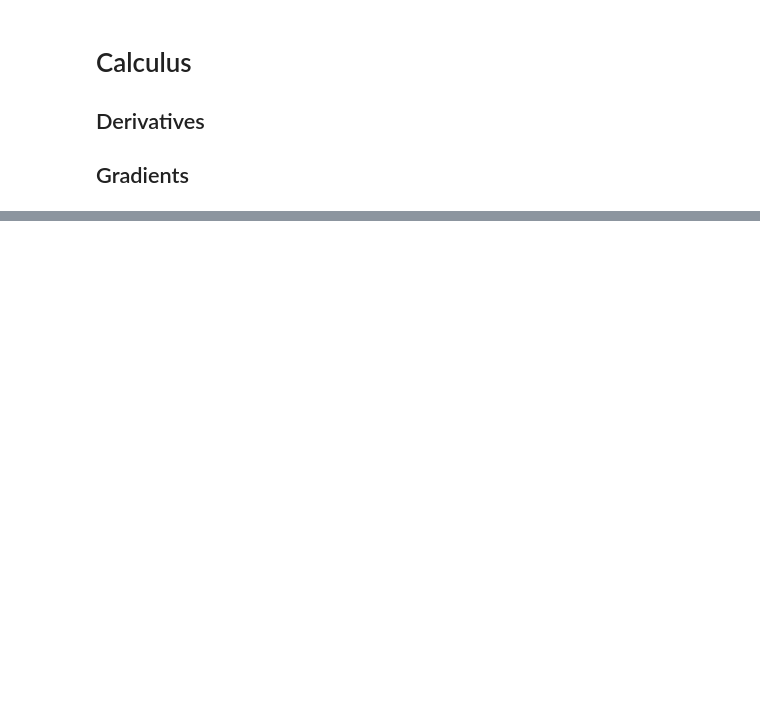
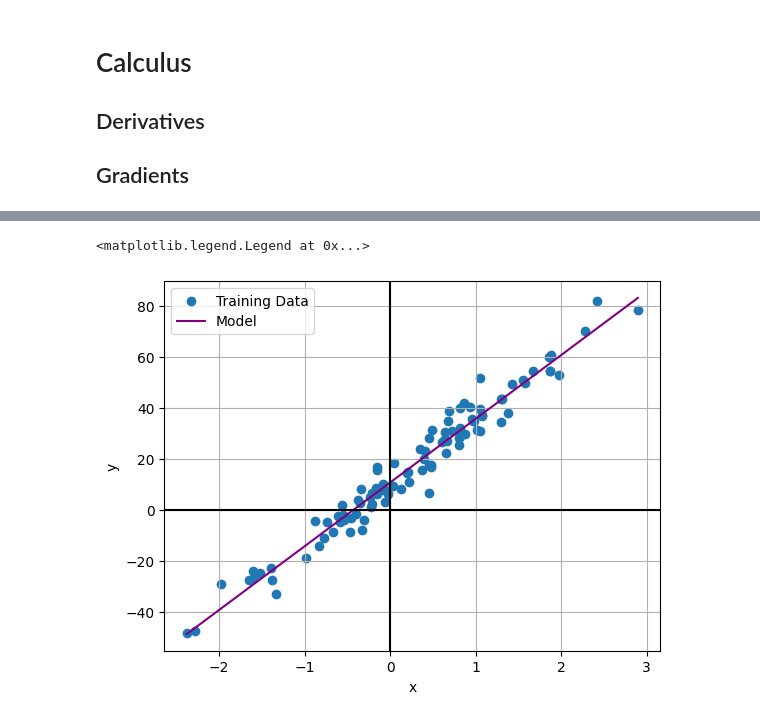
Before and after one commit to weirichd/comp_374, a Jupyter notebook: lecture_notes/Week_1.ipynb, the cells around one changed output, grey strips where cells are left out. Cells and saved outputs as stored; diff of their text form; code cells hidden in the pictures; blank space fills up the shorter version.

```diff
--- a/lecture_notes/Week_1.ipynb
+++ b/lecture_notes/Week_1.ipynb
@@ -97,0 +260,25 @@ This is not typical in a linear algebra class, but is something we will do frequ
+# %%
+# Use scikit learn to generate some data
+
+X, y = make_regression(n_samples=100, n_features=1, noise=5.0, bias=10.0)
+
+linear_model = LinearRegressionSGD()
+linear_model.fit(X, y)
+
+# Plot the data and model
+
+plt.scatter(X, y, label='Training Data')
+
+x_extents = np.array([[X.min()], [X.max()]])
+plt.plot(x_extents, linear_model.predict(x_extents), color='purple', label='Model')
+
+plt.xlabel("x")
+plt.ylabel("y")
+plt.axhline(c='k')
+plt.axvline(c='k')
+plt.grid()
+
+plt.legend()
+# %% [output]
+<matplotlib.legend.Legend at 0x...>
+[figure, added]
```
Also changed, not shown: parts of 9 cells of this notebook, 2 other files.
